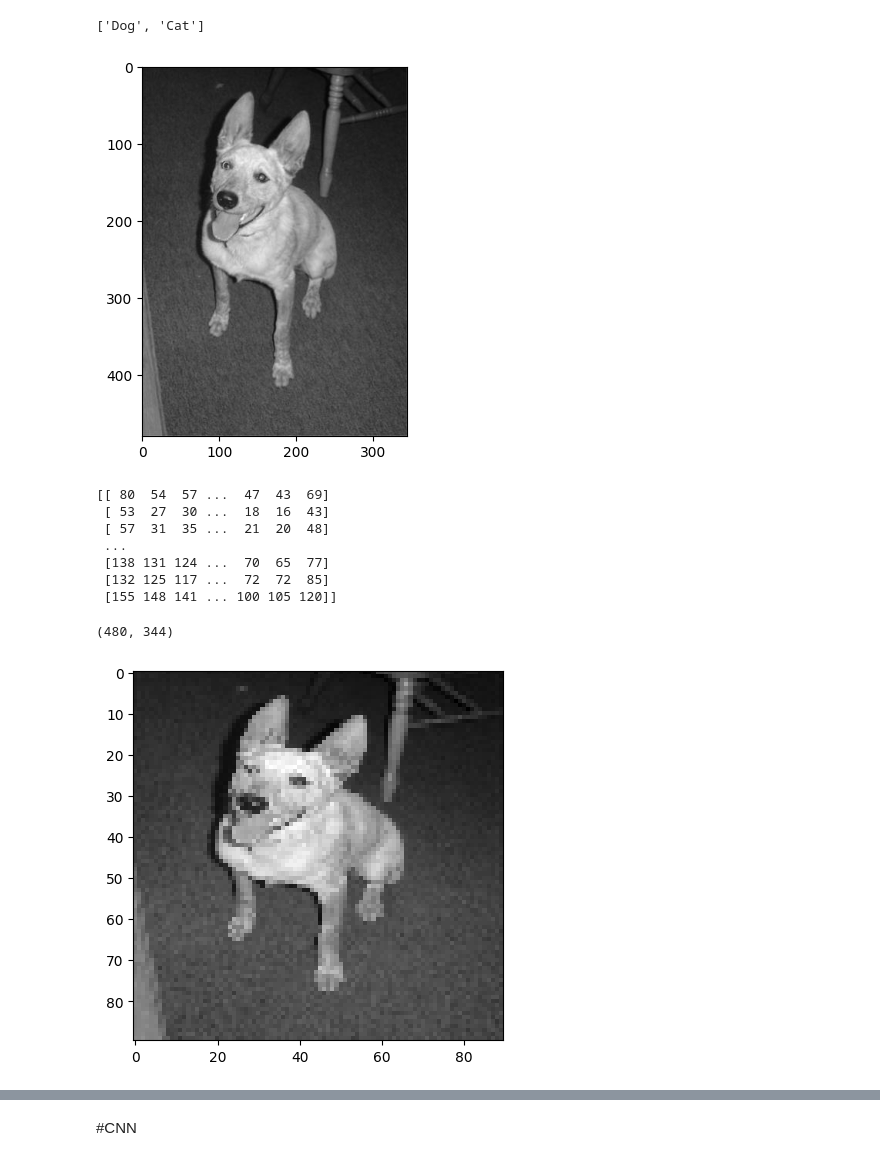
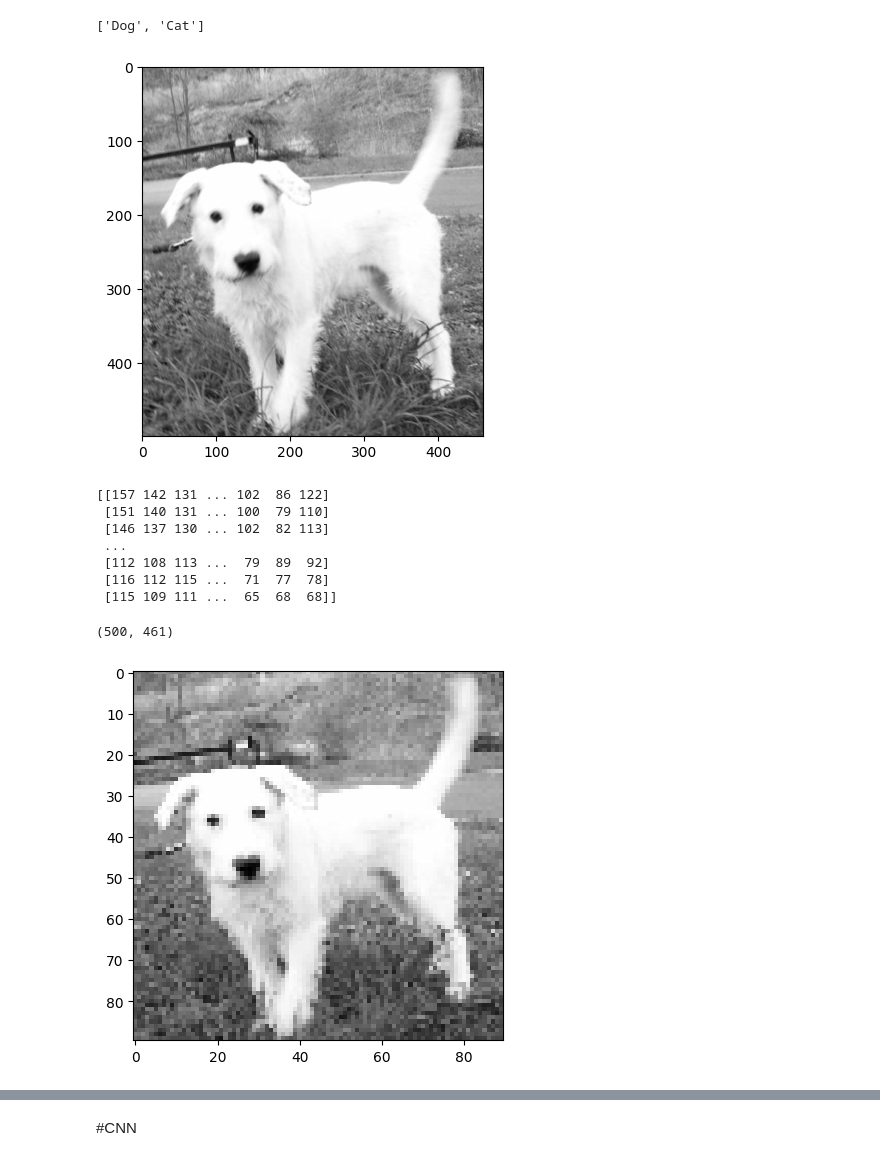
Before and after one commit to sona3ms/Mnist_dataset, a Jupyter notebook: Loading_dataset.ipynb, the cells around one changed output, grey strips where cells are left out. Cells and saved outputs as stored; diff of their text form; code cells hidden in the pictures.

```diff
--- a/Loading_dataset.ipynb
+++ b/Loading_dataset.ipynb
@@ -42,36 +44,36 @@ os.listdir(file_path)
 # %%
 import pandas as pd
 import cv2
 import matplotlib.pyplot as plt
 import os
 # Reading a CSV file
-file_path = '/content/drive/My Drive/PetImages (1)'
+file_path = '/content/drive/My Drive/PetImages'
 categories = ['Dog','Cat']
 
 for category in categories:
   path = os.path.join(file_path,category) # path to cats and dogs dir
   for img in os.listdir(path):
     img_array = cv2.imread(os.path.join(path,img),cv2.IMREAD_GRAYSCALE)
     plt.imshow(img_array, cmap='gray')
     plt.show()
     break
   break
 # %% [output]
-[figure, old version]
+[figure, new version]
 # %%
 print(img_array)#this is how our data looks like
 # %% [output]
-[[ 80  54  57 ...  47  43  69]
- [ 53  27  30 ...  18  16  43]
- [ 57  31  35 ...  21  20  48]
+[[157 142 131 ... 102  86 122]
+ [151 140 131 ... 100  79 110]
+ [146 137 130 ... 102  82 113]
  ...
- [138 131 124 ...  70  65  77]
- [132 125 117 ...  72  72  85]
- [155 148 141 ... 100 105 120]]
+ [112 108 113 ...  79  89  92]
+ [116 112 115 ...  71  77  78]
+ [115 109 111 ...  65  68  68]]
 # %%
 print(img_array.shape)
 # %% [output]
-(480, 344)
+(500, 461)
 # %%
 #normalize cheiyenm, ellam same dimention akuva
 img_size = 90
@@ -79,7 +81,7 @@ new_array = cv2.resize(img_array, (img_size,img_size))
 plt.imshow(new_array,cmap = 'gray')
 plt.show()
 # %% [output]
-[figure, old version]
+[figure, new version]
 # %%
 training_data = []
 def create_training_data():
```
Also changed, not shown: parts of 9 cells of this notebook.
